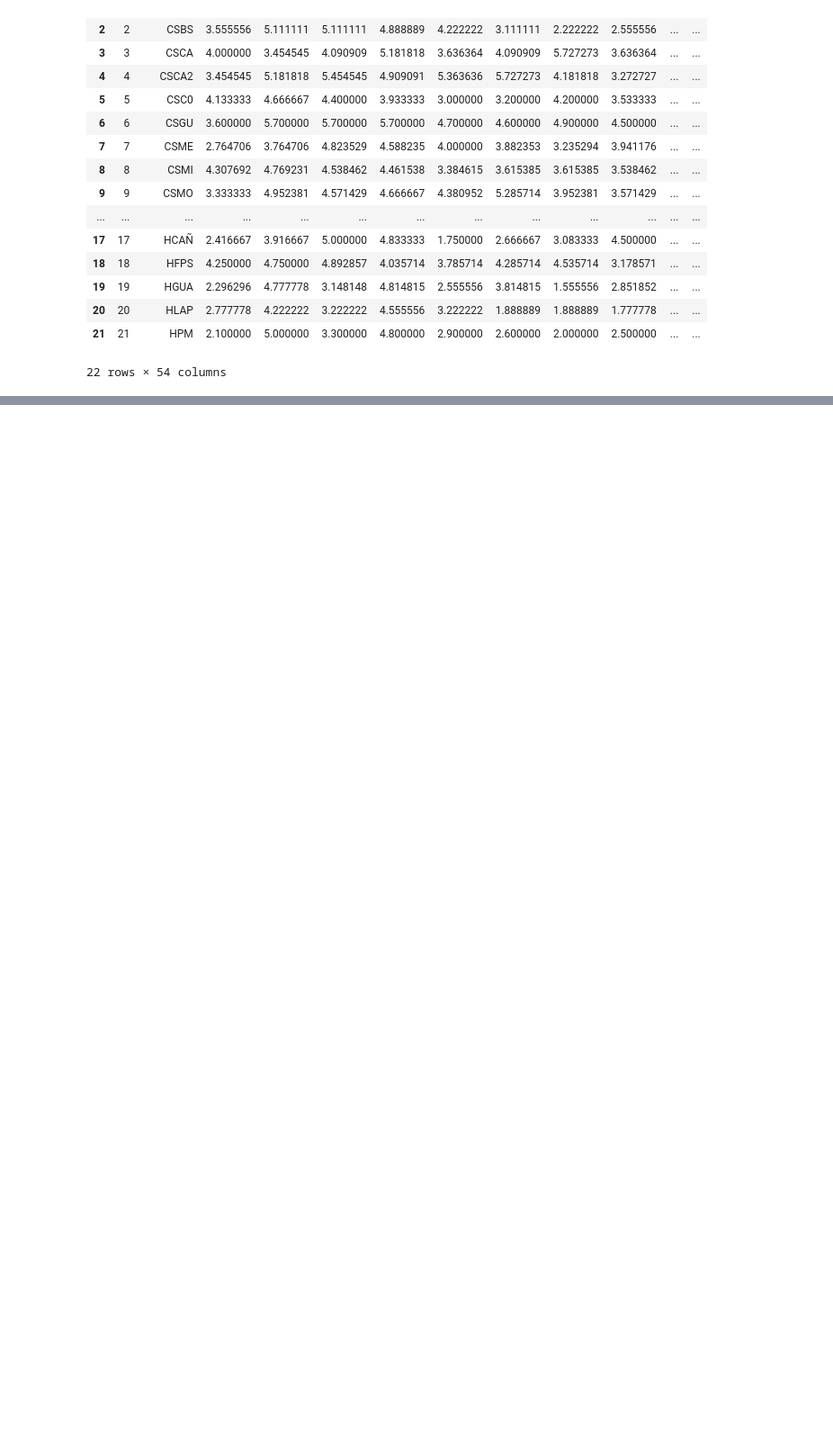
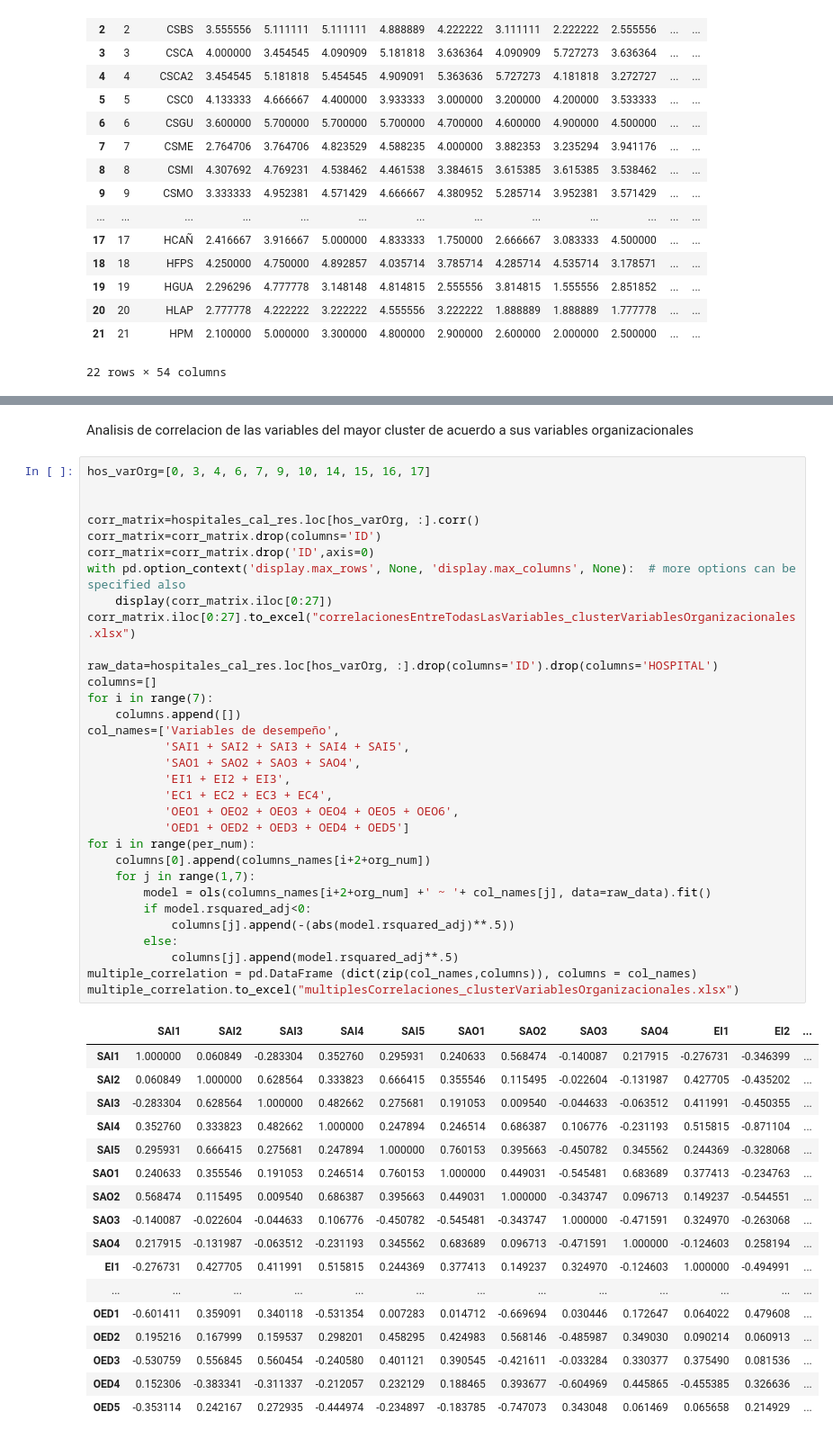
Before and after one commit to nerzhul250/HealthCentersClusterAnalysis, a Jupyter notebook: ResearchAssistant/Análisis de correlación.ipynb, the cells around one changed output, grey strips where cells are left out. Shown at 90% size. Drawn from its saved outputs; the diff is of its cells as text; blank space fills up the shorter version.

```diff
--- a/ResearchAssistant/Análisis de correlación.ipynb
+++ b/ResearchAssistant/Análisis de correlación.ipynb
@@ -178,0 +195,52 @@ multiple_correlation = pd.DataFrame (dict(zip(col_names,columns)), columns = col
+# %% [markdown]
+Analisis de correlacion de las variables del mayor cluster de acuerdo a sus variables organizacionales
+# %%
+hos_varOrg=[0, 3, 4, 6, 7, 9, 10, 14, 15, 16, 17]
+
+
+corr_matrix=hospitales_cal_res.loc[hos_varOrg, :].corr()
+corr_matrix=corr_matrix.drop(columns='ID')
+corr_matrix=corr_matrix.drop('ID',axis=0)
+with pd.option_context('display.max_rows', None, 'display.max_columns', None):  # more options can be specified also
+    display(corr_matrix.iloc[0:27])
+corr_matrix.iloc[0:27].to_excel("correlacionesEntreTodasLasVariables_clusterVariablesOrganizacionales.xlsx")
+
+raw_data=hospitales_cal_res.loc[hos_varOrg, :].drop(columns='ID').drop(columns='HOSPITAL')
+columns=[]
+for i in range(7):
+    columns.append([])
+col_names=['Variables de desempeño',
+           'SAI1 + SAI2 + SAI3 + SAI4 + SAI5',
+           'SAO1 + SAO2 + SAO3 + SAO4',
+           'EI1 + EI2 + EI3',
+           'EC1 + EC2 + EC3 + EC4',
+           'OEO1 + OEO2 + OEO3 + OEO4 + OEO5 + OEO6',
+           'OED1 + OED2 + OED3 + OED4 + OED5']
+for i in range(per_num):
+    columns[0].append(columns_names[i+2+org_num])
+    for j in range(1,7):
+        model = ols(columns_names[i+2+org_num] +' ~ '+ col_names[j], data=raw_data).fit()
+        if model.rsquared_adj<0:
+            columns[j].append(-(abs(model.rsquared_adj)**.5))
+        else:
+            columns[j].append(model.rsquared_adj**.5)
+multiple_correlation = pd.DataFrame (dict(zip(col_names,columns)), columns = col_names)
+multiple_correlation.to_excel("multiplesCorrelaciones_clusterVariablesOrganizacionales.xlsx")
+# %% [output]
+|  | SAI1 | SAI2 | SAI3 | SAI4 | SAI5 | SAO1 | SAO2 | SAO3 | SAO4 | EI1 | EI2 | ... |
+| SAI1 | 1.000000 | 0.060849 | -0.283304 | 0.352760 | 0.295931 | 0.240633 | 0.568474 | -0.140087 | 0.217915 | -0.276731 | -0.346399 | ... |
+| SAI2 | 0.060849 | 1.000000 | 0.628564 | 0.333823 | 0.666415 | 0.355546 | 0.115495 | -0.022604 | -0.131987 | 0.427705 | -0.435202 | ... |
+| SAI3 | -0.283304 | 0.628564 | 1.000000 | 0.482662 | 0.275681 | 0.191053 | 0.009540 | -0.044633 | -0.063512 | 0.411991 | -0.450355 | ... |
+| SAI4 | 0.352760 | 0.333823 | 0.482662 | 1.000000 | 0.247894 | 0.246514 | 0.686387 | 0.106776 | -0.231193 | 0.515815 | -0.871104 | ... |
+| SAI5 | 0.295931 | 0.666415 | 0.275681 | 0.247894 | 1.000000 | 0.760153 | 0.395663 | -0.450782 | 0.345562 | 0.244369 | -0.328068 | ... |
+| SAO1 | 0.240633 | 0.355546 | 0.191053 | 0.246514 | 0.760153 | 1.000000 | 0.449031 | -0.545481 | 0.683689 | 0.377413 | -0.234763 | ... |
+| SAO2 | 0.568474 | 0.115495 | 0.009540 | 0.686387 | 0.395663 | 0.449031 | 1.000000 | -0.343747 | 0.096713 | 0.149237 | -0.544551 | ... |
+| SAO3 | -0.140087 | -0.022604 | -0.044633 | 0.106776 | -0.450782 | -0.545481 | -0.343747 | 1.000000 | -0.471591 | 0.324970 | -0.263068 | ... |
+| SAO4 | 0.217915 | -0.131987 | -0.063512 | -0.231193 | 0.345562 | 0.683689 | 0.096713 | -0.471591 | 1.000000 | -0.124603 | 0.258194 | ... |
+| EI1 | -0.276731 | 0.427705 | 0.411991 | 0.515815 | 0.244369 | 0.377413 | 0.149237 | 0.324970 | -0.124603 | 1.000000 | -0.494991 | ... |
+| ... | ... | ... | ... | ... | ... | ... | ... | ... | ... | ... | ... | ... |
+| OED1 | -0.601411 | 0.359091 | 0.340118 | -0.531354 | 0.007283 | 0.014712 | -0.669694 | 0.030446 | 0.172647 | 0.064022 | 0.479608 | ... |
+| OED2 | 0.195216 | 0.167999 | 0.159537 | 0.298201 | 0.458295 | 0.424983 | 0.568146 | -0.485987 | 0.349030 | 0.090214 | 0.060913 | ... |
+| OED3 | -0.530759 | 0.556845 | 0.560454 | -0.240580 | 0.401121 | 0.390545 | -0.421611 | -0.033284 | 0.330377 | 0.375490 | 0.081536 | ... |
+| OED4 | 0.152306 | -0.383341 | -0.311337 | -0.212057 | 0.232129 | 0.188465 | 0.393677 | -0.604969 | 0.445865 | -0.455385 | 0.326636 | ... |
+| OED5 | -0.353114 | 0.242167 | 0.272935 | -0.444974 | -0.234897 | -0.183785 | -0.747073 | 0.343048 | 0.061469 | 0.065658 | 0.214929 | ... |
```
Also changed, not shown: parts of 4 cells of this notebook, 13 other files.
